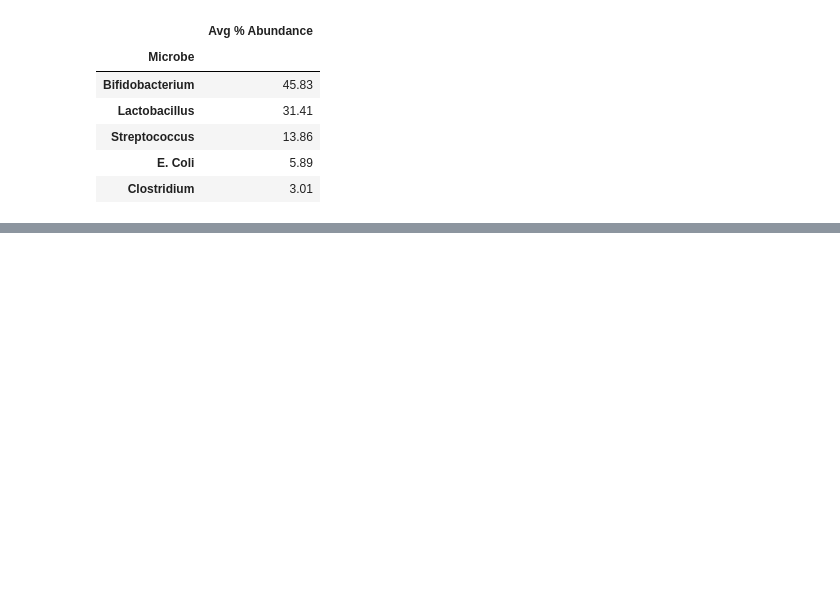
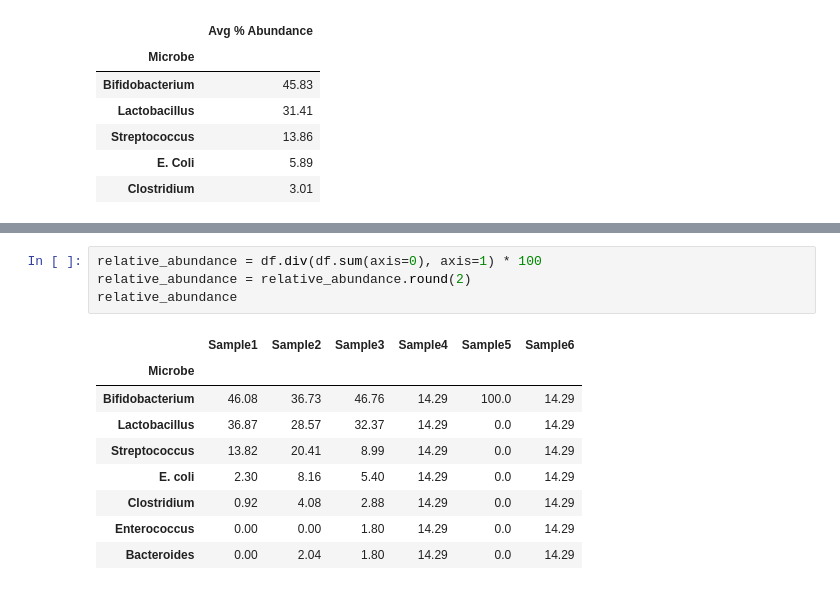
Before and after one commit to tssmith5619/learn2code, a Jupyter notebook: Python_Lessons_Month2.ipynb, the cells around one changed output, grey strips where cells are left out. Cells and saved outputs as stored; diff of their text form; blank space fills up the shorter version.

```diff
--- a/Python_Lessons_Month2.ipynb
+++ b/Python_Lessons_Month2.ipynb
@@ -361,0 +416,14 @@ average_abundance_df
+# %%
+relative_abundance = df.div(df.sum(axis=0), axis=1) * 100
+relative_abundance = relative_abundance.round(2)
+relative_abundance
+# %% [output]
+|  | Sample1 | Sample2 | Sample3 | Sample4 | Sample5 | Sample6 |
+| Microbe |  |  |  |  |  |  |
+| Bifidobacterium | 46.08 | 36.73 | 46.76 | 14.29 | 100.0 | 14.29 |
+| Lactobacillus | 36.87 | 28.57 | 32.37 | 14.29 | 0.0 | 14.29 |
+| Streptococcus | 13.82 | 20.41 | 8.99 | 14.29 | 0.0 | 14.29 |
+| E. coli | 2.30 | 8.16 | 5.40 | 14.29 | 0.0 | 14.29 |
+| Clostridium | 0.92 | 4.08 | 2.88 | 14.29 | 0.0 | 14.29 |
+| Enterococcus | 0.00 | 0.00 | 1.80 | 14.29 | 0.0 | 14.29 |
+| Bacteroides | 0.00 | 2.04 | 1.80 | 14.29 | 0.0 | 14.29 |
```
Also changed, not shown: parts of 5 cells of this notebook.
